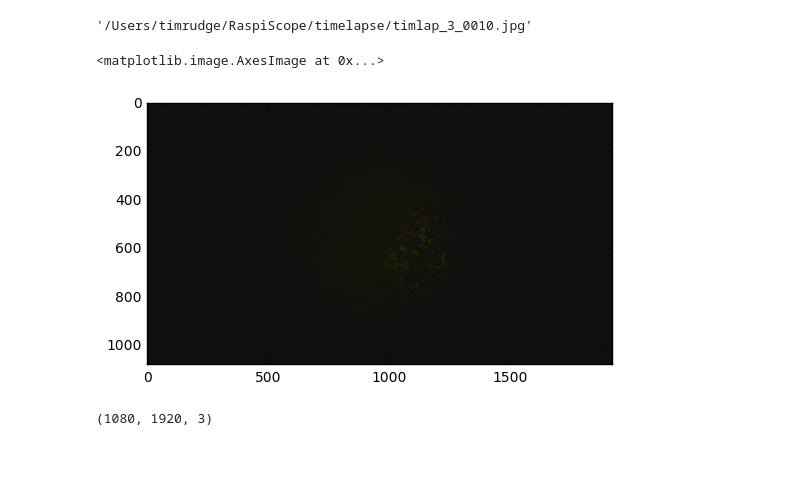
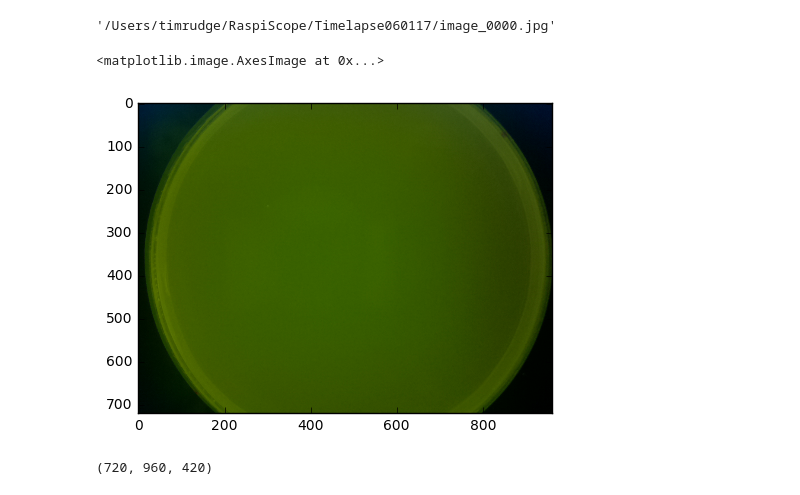
Before and after one commit to RudgeLab/FluoPi, a Jupyter notebook: Analysis.ipynb, the cells around one changed output. Saved outputs shown, nothing was run; the diff lists cells and outputs as text; code cells hidden in the pictures; blank space fills up the shorter version.

```diff
--- a/Analysis.ipynb
+++ b/Analysis.ipynb
@@ -7,13 +7,14 @@ import numpy as np
 import skimage
 from skimage import io, filters
 # %%
-fname = "/Users/timrudge/RaspiScope/timelapse/timlap_3_%04d.jpg"
-fname%(10)
+fname = "/Users/timrudge/RaspiScope/Timelapse060117/image_%04d.jpg"
+#fname = "/Users/timrudge/RaspiScope/timelapse/timlap_3_%04d.jpg"
+fname%(0)
 # %% [output]
-'/Users/timrudge/RaspiScope/timelapse/timlap_3_0010.jpg'
+'/Users/timrudge/RaspiScope/Timelapse060117/image_0000.jpg'
 # %%
-im = io.imread(fname%0)
+im = plt.imread(fname%0)
 plt.imshow(im)
 # %% [output]
 <matplotlib.image.AxesImage at 0x...>
-[figure, old version]
+[figure, new version]
@@ -20,4 +30,4 @@ plt.imshow(im)
 # %%
-im.shape
+ims.shape
 # %% [output]
-(1080, 1920, 3)
+(720, 960, 420)
```
Also changed, not shown: parts of 20 cells of this notebook, 1 other file.
